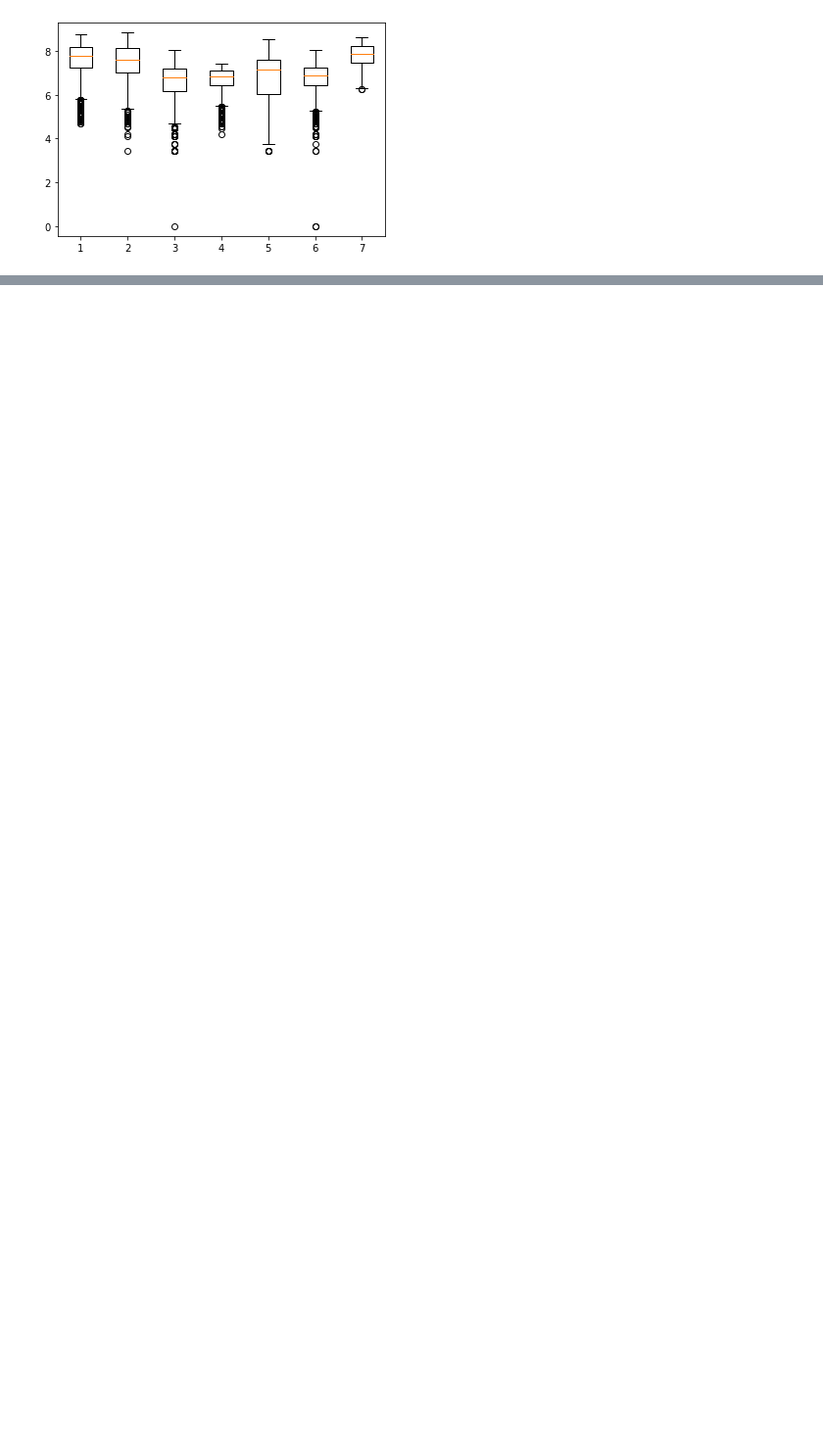
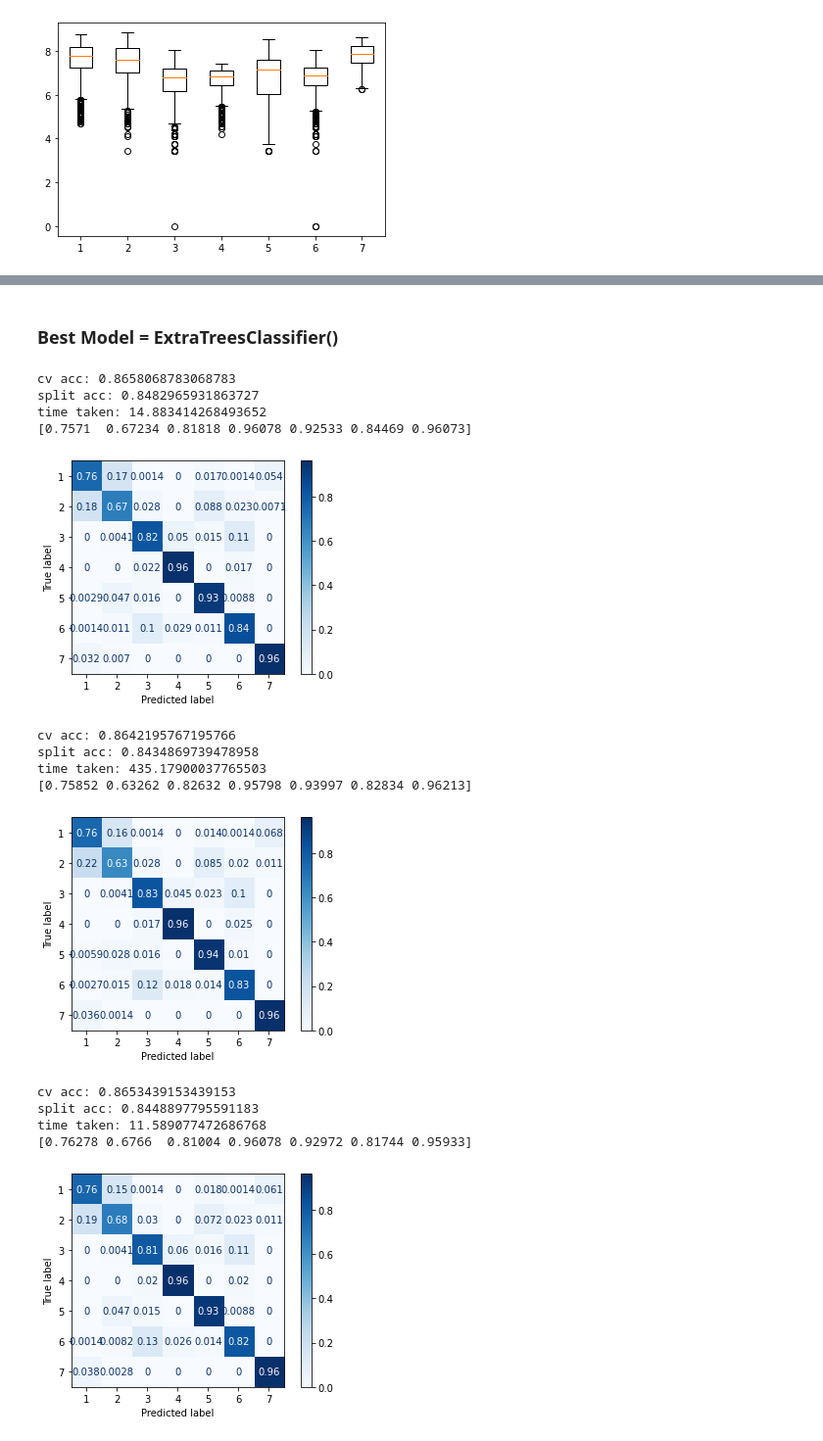
Before and after one commit to vishpillai123/w207_final_project_bwp, a Jupyter notebook: kevin/Project.ipynb, the cells around one changed output, grey strips where cells are left out. Shown at 98% size. Drawn from its saved outputs; the diff is of its cells as text; code cells hidden in the pictures; blank space fills up the shorter version.

Commit message:
updated base+alt models

```diff
--- a/kevin/Project.ipynb
+++ b/kevin/Project.ipynb
@@ -167,0 +149,37 @@ k=50:   0.9999999999968857
+# %%
+kfold = model_selection.KFold(n_splits=10, random_state=0, shuffle=True)
+# %%
+def score_model(model,df, return_val=False, return_train=False, display=True, return_acc=False, return_time=False, show_weights=False):
+    X , Y = df.drop(columns=['Id','Cover_Type']).to_numpy(), df.Cover_Type.to_numpy()
+    X_train, X_val, y_train, y_val = train_test_split(X, Y, test_size=.33, random_state=0)
+    start = time.time()
+    results = model_selection.cross_val_score(model, X, Y, cv=kfold)
+    model.fit(X_train, y_train)
+    pred = model.predict(X_val)
+    acc = accuracy_score(y_val, pred)
+    end = time.time()
+    print('cv acc:', results.mean())
+    print('split acc:', acc)
+    print('time taken:', end-start)
+    if display:
+        matrix = cm(y_val, pred)
+        print(matrix.diagonal() / matrix.sum(axis=1))
+
+        disp = plot_confusion_matrix(model, X_val, y_val, display_labels=set(y_train), cmap=plt.cm.Blues, normalize='true')
+        plt.show()
+
+    if show_weights:
+        for w,k in sorted(list(zip(model.feature_importances_, df.drop(columns=['Id','Cover_Type']).columns)), key=lambda x: x[0]):
+            print(k,w)
+
+    # return all data
+    return_data = [model]
+    if return_train:
+        return_data += [X_train, y_train]
+    if return_val:
+        return_data += [X_val, y_val]
+    if return_acc:
+        return_data += [acc]
+    if return_time:
+        return_data += [end-start]
+    return tuple(return_data)
@@ -167,0 +188,25 @@ k=50:   0.9999999999968857
+# %% [markdown]
+### Best Model = ExtraTreesClassifier()
+# %%
+models = []
+for clf in [ExtraTreesClassifier(n_jobs=-1, random_state=0),
+           HistGradientBoostingClassifier(random_state=0),
+           RandomForestClassifier(n_jobs=-1, random_state=0)]:
+
+    models.append(score_model(clf,df_train))
+# %% [output]
+cv acc: 0.8658068783068783
+split acc: 0.8482965931863727
+time taken: 14.883414268493652
+[0.7571  0.67234 0.81818 0.96078 0.92533 0.84469 0.96073]
+[figure, added]
+cv acc: 0.8642195767195766
+split acc: 0.8434869739478958
+time taken: 435.17900037765503
+[0.75852 0.63262 0.82632 0.95798 0.93997 0.82834 0.96213]
+[figure, added]
+cv acc: 0.8653439153439153
+split acc: 0.8448897795591183
+time taken: 11.589077472686768
+[0.76278 0.6766  0.81004 0.96078 0.92972 0.81744 0.95933]
+[figure, added]
```
Also changed, not shown: parts of 45 cells of this notebook.
